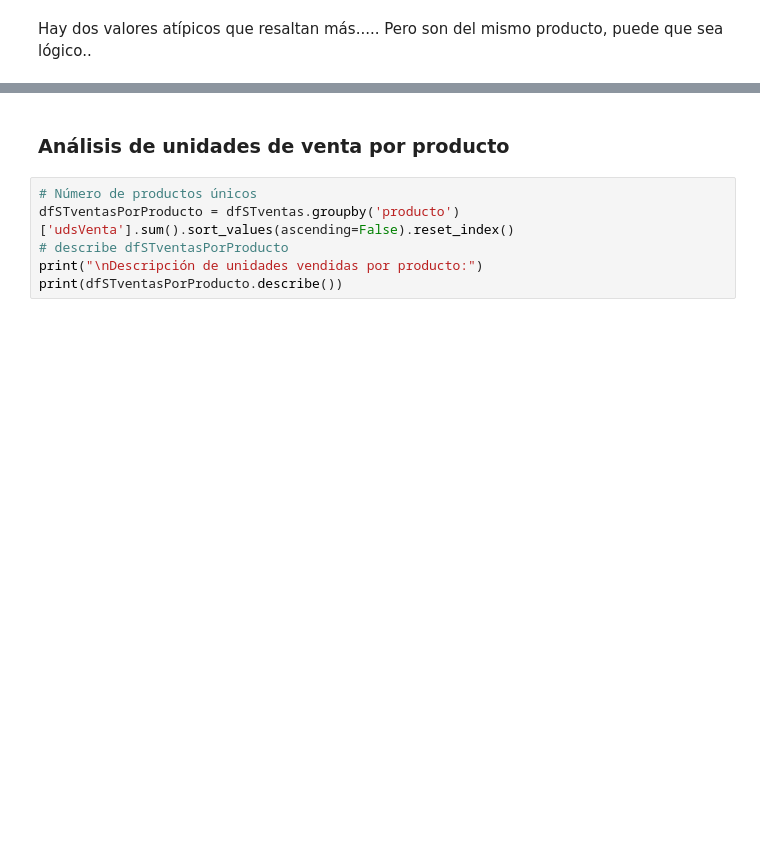
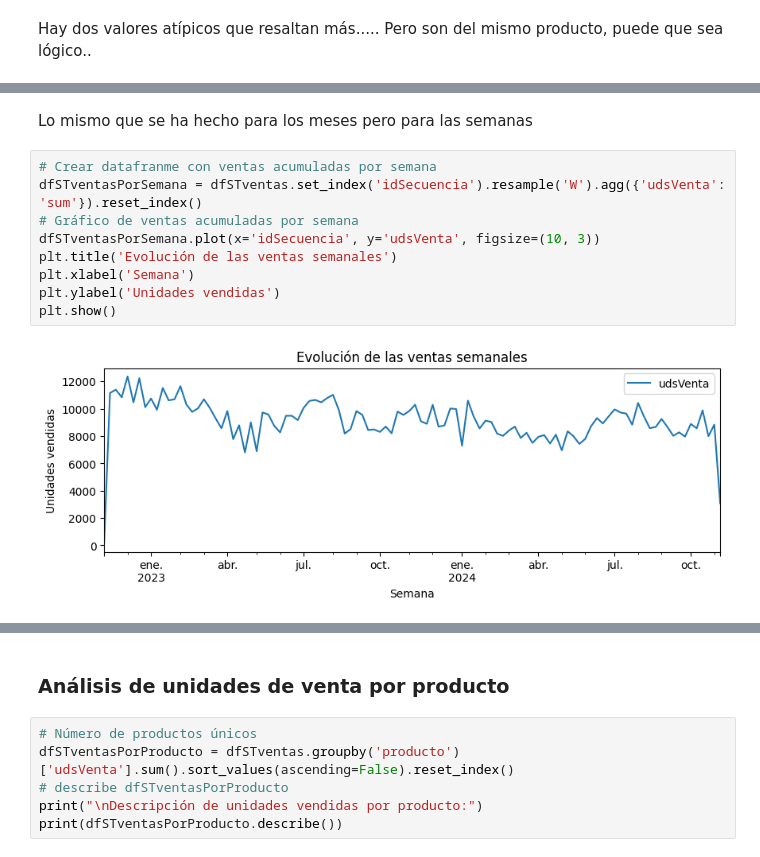
Before and after one commit to jmorala/TFMDS, a Jupyter notebook: cuadernos/02-EDA_datos.ipynb, the cells around one changed output, grey strips where cells are left out. Saved outputs shown, nothing was run; the diff lists cells and outputs as text; blank space fills up the shorter version.

```diff
--- a/cuadernos/02-EDA_datos.ipynb
+++ b/cuadernos/02-EDA_datos.ipynb
@@ -169,0 +219,13 @@ Hay dos valores atípicos que resaltan más..... Pero son del mismo producto, pu
+# %% [markdown]
+Lo mismo que se ha hecho para los meses pero para las semanas
+# %%
+# Crear datafranme con ventas acumuladas por semana
+dfSTventasPorSemana = dfSTventas.set_index('idSecuencia').resample('W').agg({'udsVenta': 'sum'}).reset_index()
+# Gráfico de ventas acumuladas por semana
+dfSTventasPorSemana.plot(x='idSecuencia', y='udsVenta', figsize=(10, 3))
+plt.title('Evolución de las ventas semanales')
+plt.xlabel('Semana')
+plt.ylabel('Unidades vendidas')
+plt.show()
+# %% [output]
+[figure, added]
```
Also changed, not shown: parts of 15 cells of this notebook.
